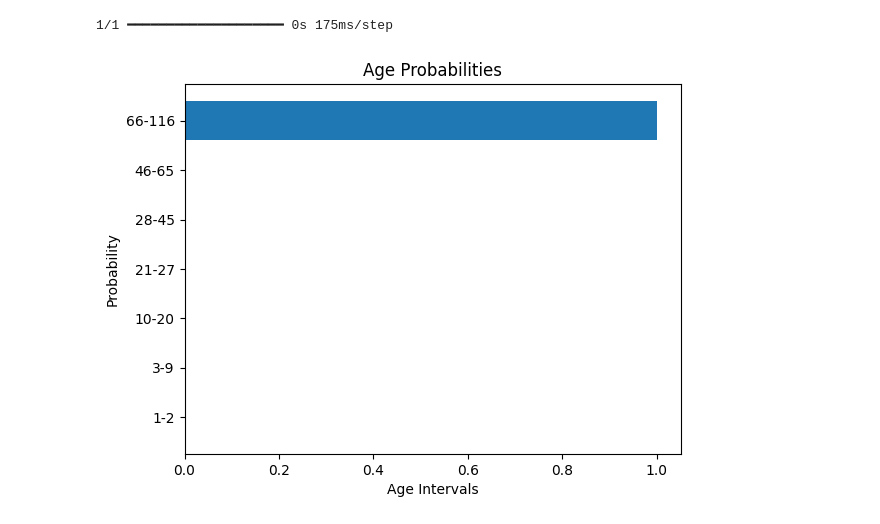
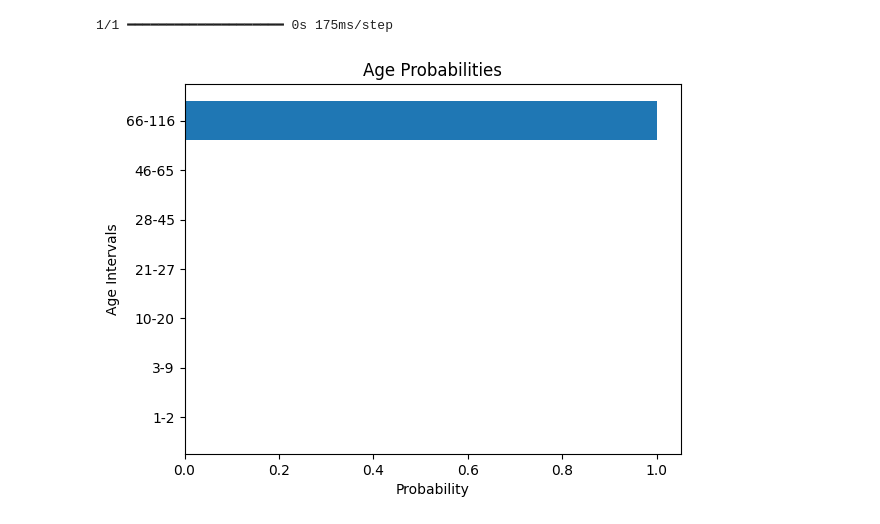
Before and after one commit to leungstephanie/2024-create-a-thon, a Jupyter notebook: team_cre8_code.ipynb, the cells around one changed output. Drawn from its saved outputs; the diff is of its cells as text; code cells hidden in the pictures.

```diff
--- a/team_cre8_code.ipynb
+++ b/team_cre8_code.ipynb
@@ -344,9 +344,9 @@ prediction  =  age_predictor.predict(np.array(image_processed).reshape(1,200,200
 # %%
 age_intervals = ['1-2', '3-9', '10-20', '21-27', '28-45', '46-65', '66-116']
 plt.barh(age_intervals, prediction[0])
-plt.xlabel('Age Intervals')
-plt.ylabel('Probability')
+plt.xlabel('Probability')
+plt.ylabel('Age Intervals')
 plt.title('Age Probabilities')
 plt.show()
 # %% [output]
-[figure, old version]
+[figure, new version]
```
